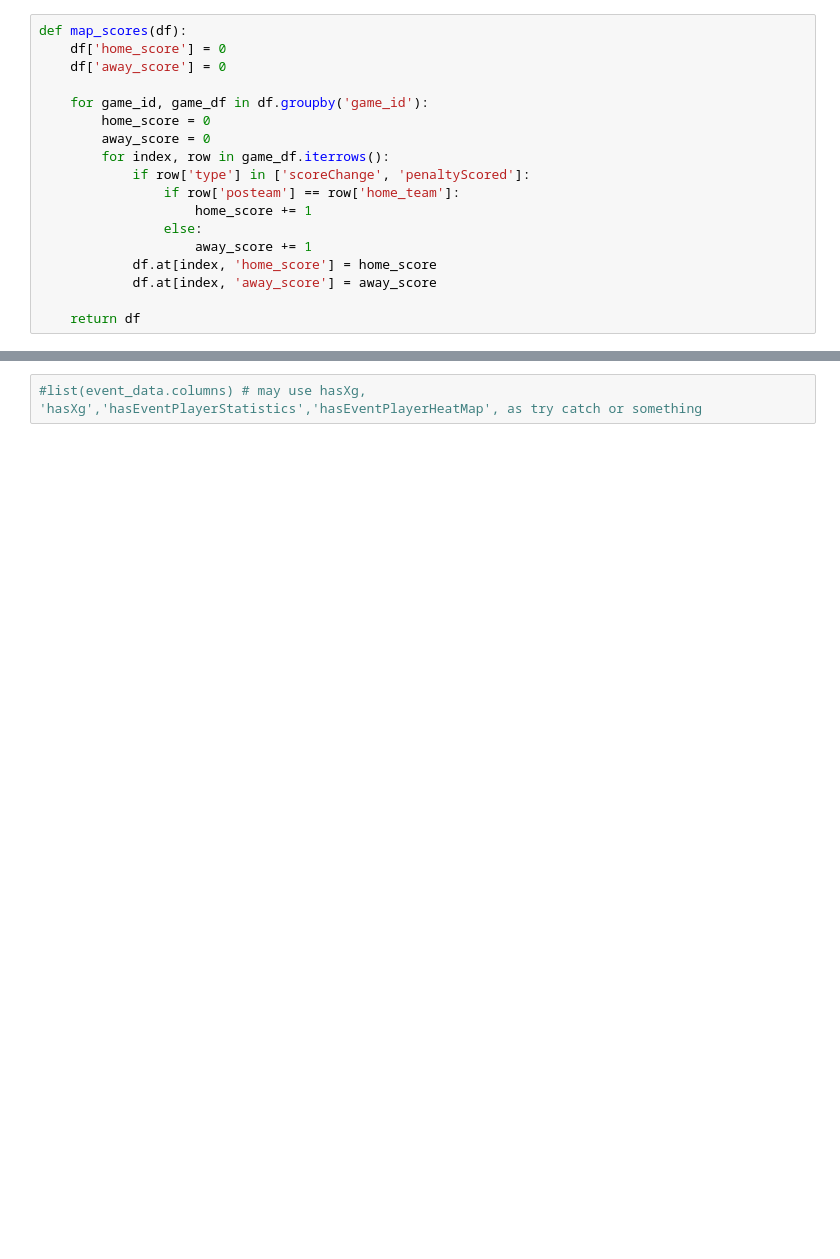
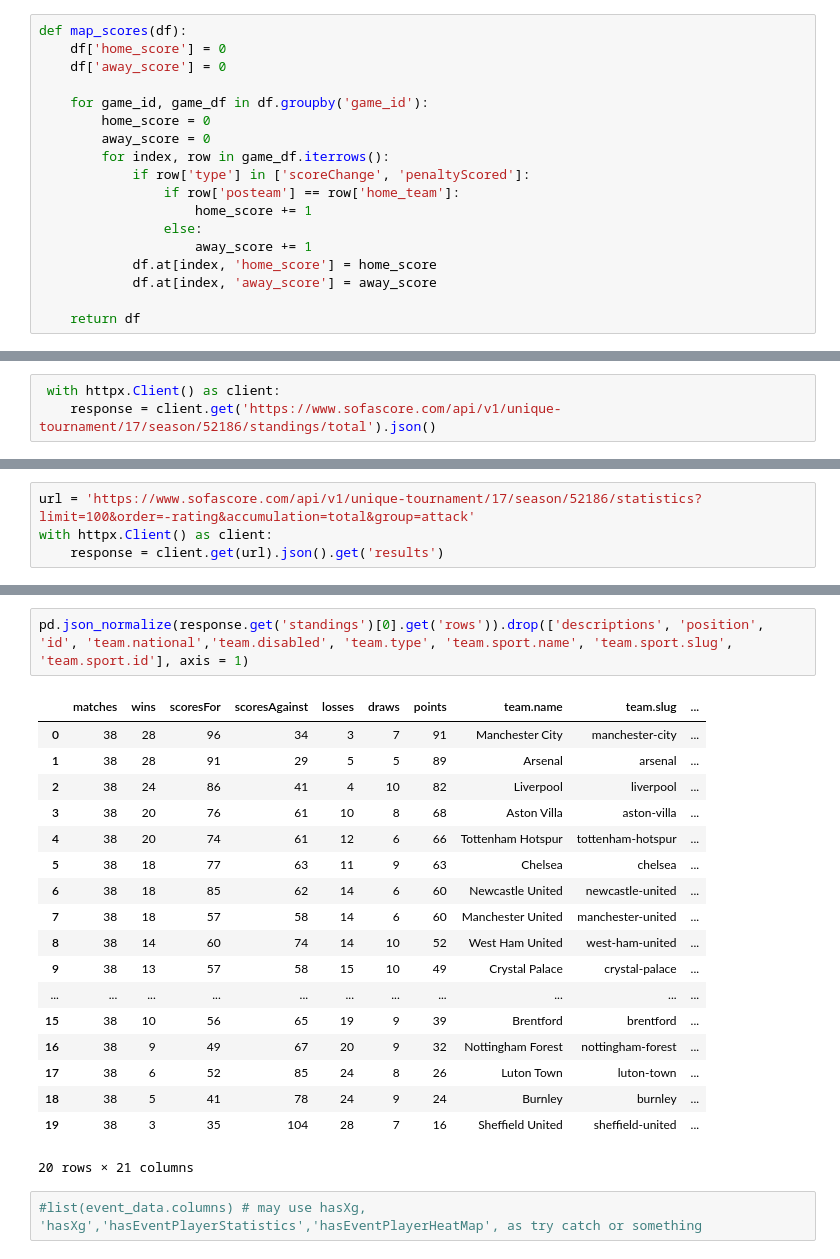
Before and after one commit to Calvinzheng123/sofascore-scrape, a Jupyter notebook: sofascore.ipynb, the cells around one changed output, grey strips where cells are left out. Saved outputs shown, nothing was run; the diff lists cells and outputs as text; blank space fills up the shorter version.

```diff
--- a/sofascore.ipynb
+++ b/sofascore.ipynb
@@ -153,0 +237,3 @@ merged_df
+# %%
+ with httpx.Client() as client:
+    response = client.get('https://www.sofascore.com/api/v1/unique-tournament/17/season/52186/standings/total').json()
@@ -153,0 +253,4 @@ merged_df
+# %%
+url = 'https://www.sofascore.com/api/v1/unique-tournament/17/season/52186/statistics?limit=100&order=-rating&accumulation=total&group=attack'
+with httpx.Client() as client:
+    response = client.get(url).json().get('results')
@@ -154,2 +273,23 @@ merged_df
+# %%
+pd.json_normalize(response.get('standings')[0].get('rows')).drop(['descriptions', 'position', 'id', 'team.national','team.disabled', 'team.type', 'team.sport.name', 'team.sport.slug', 'team.sport.id'], axis = 1)
+# %% [output]
+|  | matches | wins | scoresFor | scoresAgainst | losses | draws | points | team.name | team.slug | ... |
+| 0 | 38 | 28 | 96 | 34 | 3 | 7 | 91 | Manchester City | manchester-city | ... |
+| 1 | 38 | 28 | 91 | 29 | 5 | 5 | 89 | Arsenal | arsenal | ... |
+| 2 | 38 | 24 | 86 | 41 | 4 | 10 | 82 | Liverpool | liverpool | ... |
+| 3 | 38 | 20 | 76 | 61 | 10 | 8 | 68 | Aston Villa | aston-villa | ... |
+| 4 | 38 | 20 | 74 | 61 | 12 | 6 | 66 | Tottenham Hotspur | tottenham-hotspur | ... |
+| 5 | 38 | 18 | 77 | 63 | 11 | 9 | 63 | Chelsea | chelsea | ... |
+| 6 | 38 | 18 | 85 | 62 | 14 | 6 | 60 | Newcastle United | newcastle-united | ... |
+| 7 | 38 | 18 | 57 | 58 | 14 | 6 | 60 | Manchester United | manchester-united | ... |
+| 8 | 38 | 14 | 60 | 74 | 14 | 10 | 52 | West Ham United | west-ham-united | ... |
+| 9 | 38 | 13 | 57 | 58 | 15 | 10 | 49 | Crystal Palace | crystal-palace | ... |
+| ... | ... | ... | ... | ... | ... | ... | ... | ... | ... | ... |
+| 15 | 38 | 10 | 56 | 65 | 19 | 9 | 39 | Brentford | brentford | ... |
+| 16 | 38 | 9 | 49 | 67 | 20 | 9 | 32 | Nottingham Forest | nottingham-forest | ... |
+| 17 | 38 | 6 | 52 | 85 | 24 | 8 | 26 | Luton Town | luton-town | ... |
+| 18 | 38 | 5 | 41 | 78 | 24 | 9 | 24 | Burnley | burnley | ... |
+| 19 | 38 | 3 | 35 | 104 | 28 | 7 | 16 | Sheffield United | sheffield-united | ... |
+20 rows × 21 columns
 # %%
 #list(event_data.columns) # may use hasXg, 'hasXg','hasEventPlayerStatistics','hasEventPlayerHeatMap', as try catch or something
```
Also changed, not shown: parts of 16 cells of this notebook.
